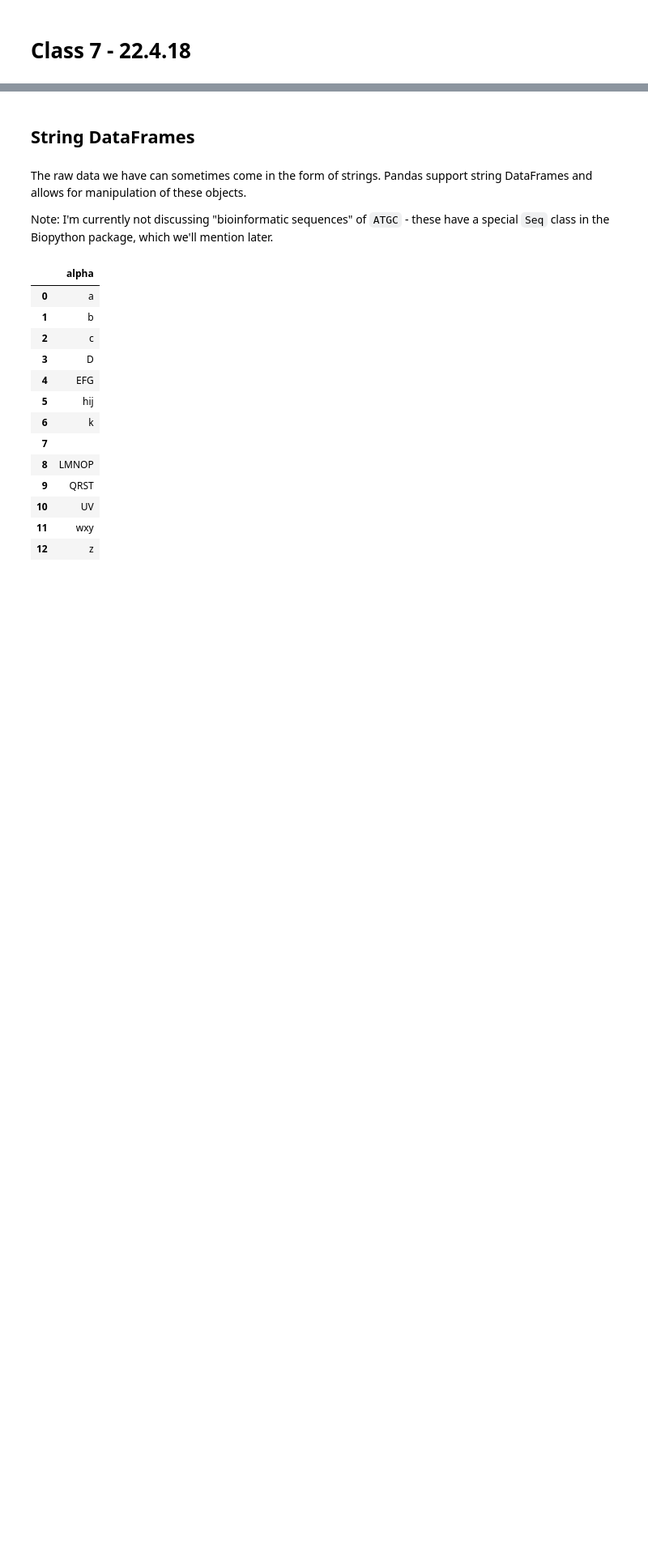
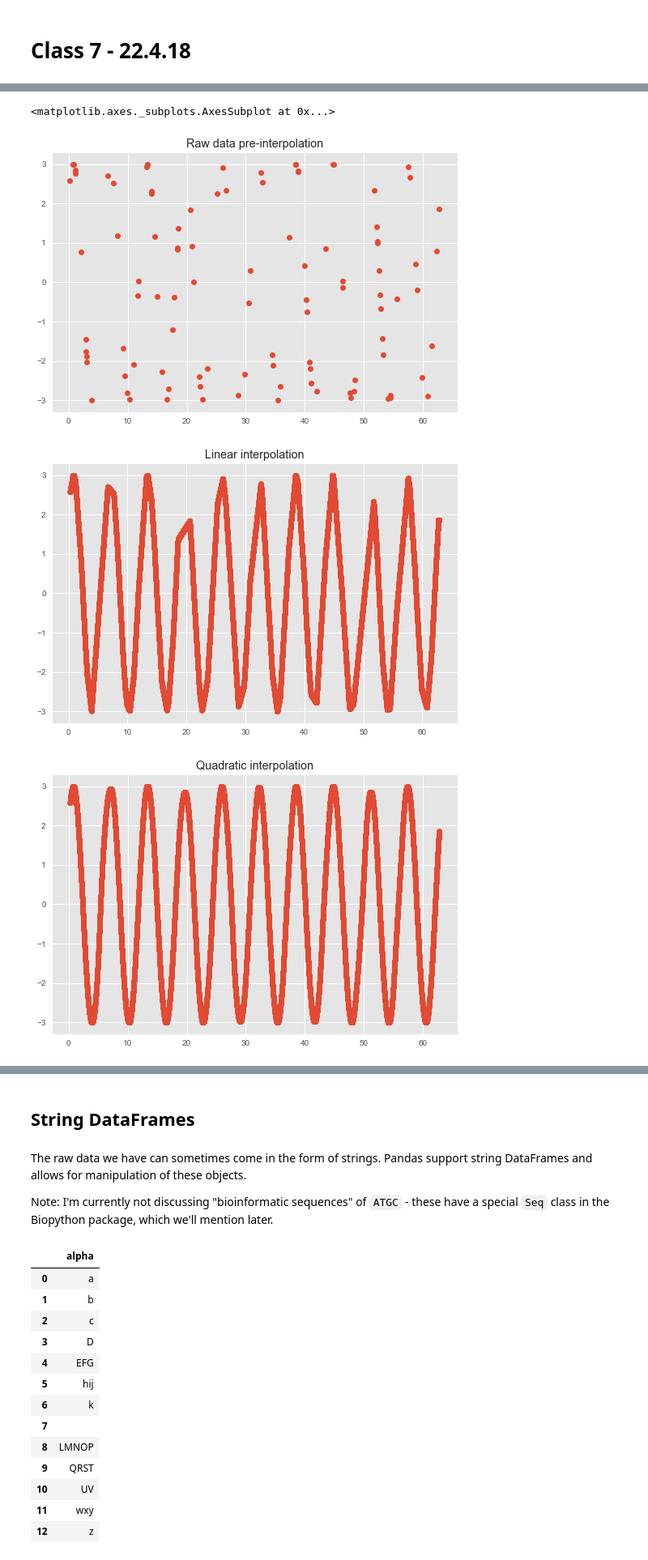
Before and after one commit to sagol-python-for-neuroscientists/textbook-public, a Jupyter notebook: classes/class7.ipynb, the cells around one changed output, grey strips where cells are left out. Shown at 81% size. Cells and saved outputs as stored; diff of their text form; code cells hidden in the pictures; blank space fills up the shorter version.

```diff
--- a/classes/class7.ipynb
+++ b/classes/class7.ipynb
@@ -4,0 +978,29 @@
+# %%
+import matplotlib.pyplot as plt
+
+num_periods = 10
+num_reps = 10000
+amp = 3
+phase = np.pi / 4
+x = np.linspace(0, 2*np.pi*num_periods, num=num_reps)
+y = amp * np.sin(x + phase)
+
+chosen_idx = np.random.choice(num_reps, size=100, replace=False)
+data = pd.DataFrame(np.nan, index=x, columns=['raw'])
+data.iloc[chosen_idx, 0] = y[chosen_idx]
+fig1, ax1 = plt.subplots()
+ax1.set_title('Raw data pre-interpolation')
+data.raw.plot(marker='o')
+data['lin_inter'] = data.raw.interpolate(method='index')
+fig2, ax2 = plt.subplots()
+ax2.set_title('Linear interpolation')
+data.lin_inter.plot(marker='o')
+data['quad_inter'] = data.raw.interpolate(method='quadratic')
+fig3, ax3 = plt.subplots()
+ax3.set_title('Quadratic interpolation')
+data.quad_inter.plot(marker='o')
+# %% [output]
+<matplotlib.axes._subplots.AxesSubplot at 0x...>
+[figure, added]
+[figure, added]
+[figure, added]
```
Also changed, not shown: parts of 158 cells of this notebook, 2 other files.
